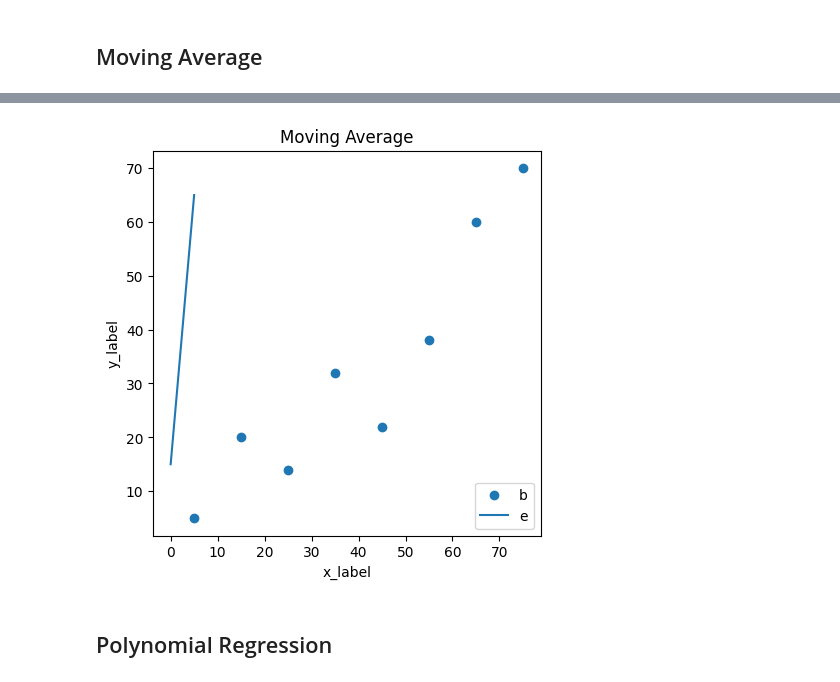
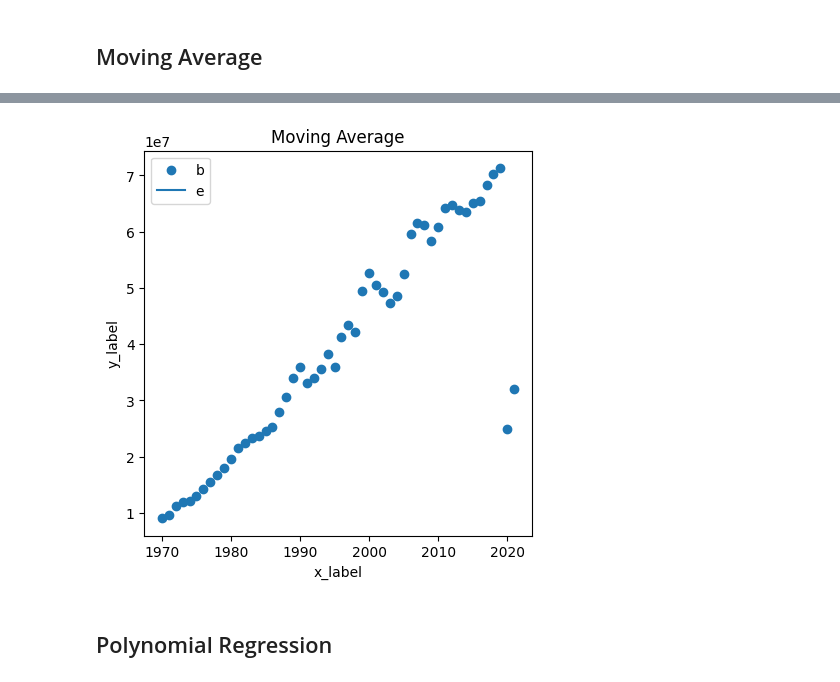
Before and after one commit to CedricCouche/SupplyTools, a Jupyter notebook: Forecasting.ipynb, the cells around one changed output, grey strips where cells are left out. Drawn from its saved outputs; the diff is of its cells as text; code cells hidden in the pictures.

```diff
--- a/Forecasting.ipynb
+++ b/Forecasting.ipynb
@@ -69,10 +68,6 @@ print(Passengers_fra[:1], Passengers_fra[-1:])
 ['FRA'] ['FRA']
 ['1970'] ['2021']
 ['9108000'] ['32000528']
-# %%
-
-x = np.array(Passengers_fra, dtype='int')
-y = np.array(Passengers_usa, dtype='int')
 # %% [markdown]
 ## Linear regression
 # %%
@@ -105,10 +114,21 @@ plt.savefig('example_LinearRegresion.png');
 # %% [markdown]
 ## Moving Average
+# %%
+pass_fra = np.array(Passengers_fra, dtype='int')
+year_fra = np.array(Year_fra, dtype='int')
+pass_usa = np.array(Passengers_usa, dtype='int')
+year_usa = np.array(Year_usa, dtype='int')
 # %%
-def movingaverage(interval, window_size):
+def moving_avg_01(x, window_size):
 
     window = np.ones(int(window_size))/float(window_size)
+    ma_vec = np.convolve(x, window, 'same')
 
-    return np.convolve(interval, window, 'same')
+    return ma_vec
 
-movingaverage(interval=x, window_size=3)
+def moving_avg_02(x, window_size):
+
+    cumsum = np.cumsum(np.insert(window_size, 0, 0))
+    ma_vec = (cumsum[window_size:] - cumsum[:-window_size]) / float(window_size)
+
+    return ma_vec
@@ -140,15 +135,18 @@ y_pred = moving_avg(x, n)
+# %%
+#y_pred = moving_avg_01(x=pass_fra, window_size=3)
+y_pred = moving_avg_02(x=pass_fra, window_size=3)
 # %%
 fig, ax = plt.subplots(figsize=(5,5))
-ax.scatter(x,y, label='raw data')
+ax.scatter(year_fra, pass_fra, label='raw data')
 ax.plot(y_pred, label='moving average')
 ax.set_xlabel('x_label')
 ax.set_ylabel('y_label')
 
 ax.legend('best')
 plt.title("Moving Average")
 plt.savefig('example_MovingAverage.png');
 # %% [output]
-[figure, old version]
+[figure, new version]
 # %% [markdown]
 ## Polynomial Regression
 # %% [markdown]
```
Also changed, not shown: parts of 7 cells of this notebook, 2 other files.
